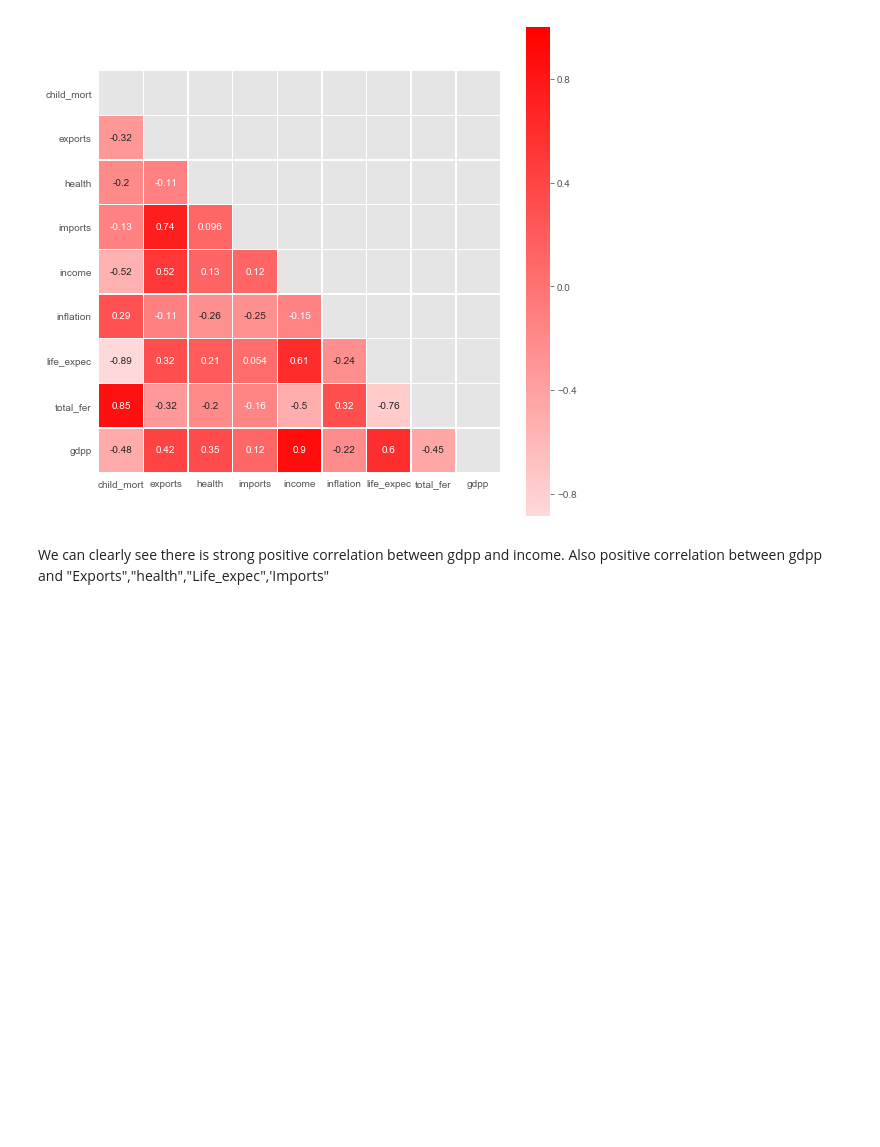
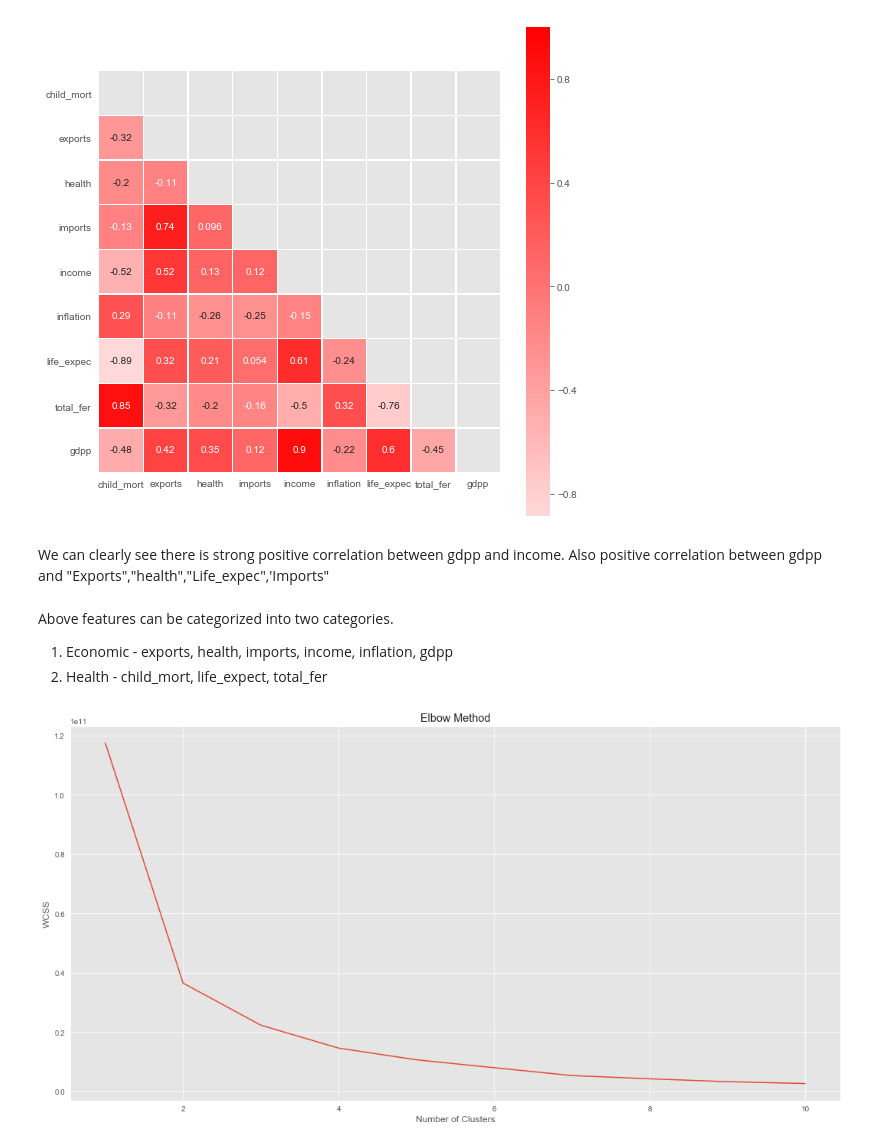
Before and after one commit to bansalrishi/MachineLearningWithPython_UD, a Jupyter notebook: Project03 Clustering Country Data.ipynb, the cells around one changed output. Saved outputs shown, nothing was run; the diff lists cells and outputs as text; code cells hidden in the pictures; blank space fills up the shorter version.

```diff
--- a/Project03 Clustering Country Data.ipynb
+++ b/Project03 Clustering Country Data.ipynb
@@ -26,5 +24,3 @@ We can drop the column "Country" as it is not a deciding feature to keep a parti
-# %%
-dataset = dataset.drop('country', axis=1)
 # %%
 dataset.isnull().values.any()
 # %% [output]
@@ -55,3 +51,24 @@ sns.heatmap(corr_d, mask=mask, cmap=cmap, vmax=None, center=0,square=True, annot
 [figure]
 # %% [markdown]
 We can clearly see there is strong positive correlation between gdpp and income. Also positive correlation between gdpp and "Exports","health","Life_expec",'Imports"
+# %% [markdown]
+Above features can be categorized into two categories.
+1. Economic - exports, health, imports, income, inflation, gdpp
+2. Health - child_mort, life_expect, total_fer
+# %%
+X = dataset.iloc[:, [2,9]].values
+
+# Using the elbow method to find the optimal number of clusters
+from sklearn.cluster import KMeans
+wcss = []
+for i in range(1, 11):
+    k_means = KMeans(n_clusters = i, init = 'k-means++', random_state = 42)
+    k_means.fit(dataset[['income','gdpp']])
+    wcss.append(k_means.inertia_)
+plt.plot(range(1, 11), wcss)
+plt.title('Elbow Method')
+plt.xlabel('Number of Clusters')
+plt.ylabel('WCSS')
+plt.show()
+# %% [output]
+[figure, added]
```
Also changed, not shown: parts of 9 cells of this notebook.
